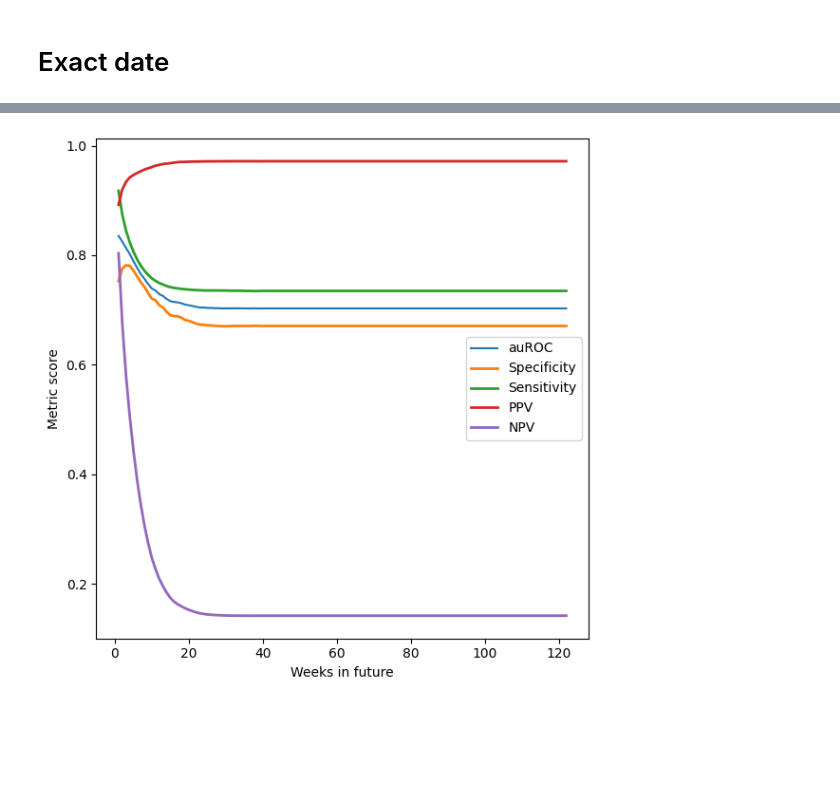
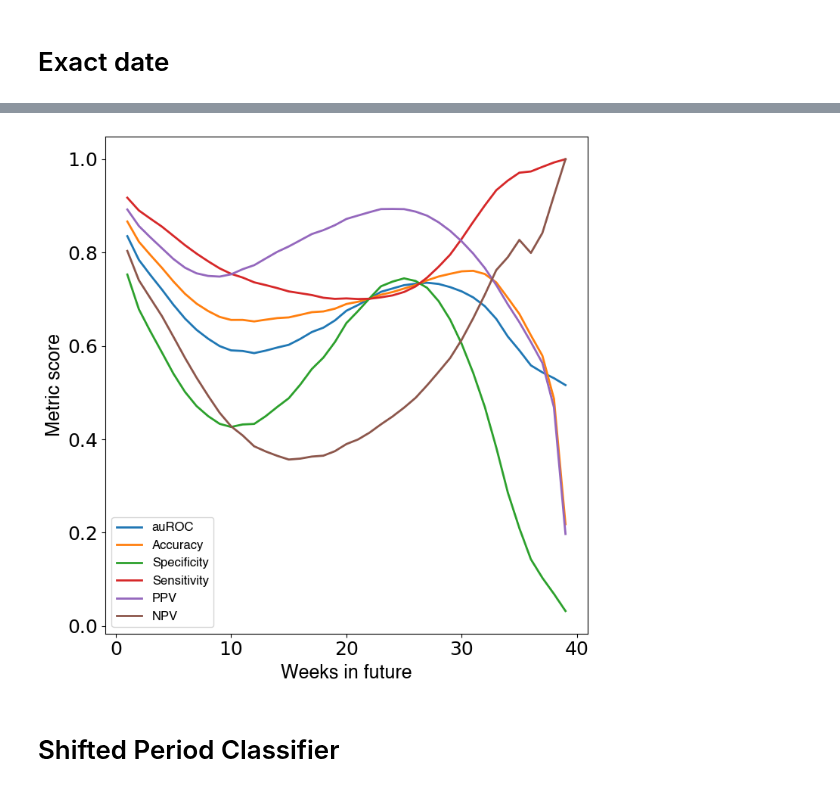
Before and after one commit to RachelMurray-Watson/COVID_forecasting, a Jupyter notebook: Naive_classifier.ipynb, the cells around one changed output, grey strips where cells are left out. Cells and saved outputs as stored; diff of their text form; code cells hidden in the pictures; blank space fills up the shorter version.

Commit message:
added shifted

```diff
--- a/Naive_classifier.ipynb
+++ b/Naive_classifier.ipynb
@@ -280,3 +270,8 @@ for column in all_HSA_ID_weekly_data.columns[1:]:
+# %%
+categories_for_subsetting =  ['beds_over_15_100k']
+num_of_weeks = len(data_by_HSA_over_15_100k)
+column_names = create_column_names(categories_for_subsetting, num_of_weeks)
+all_HSA_ID_weekly_data = create_collated_weekly_data(data_by_HSA_over_15_100k, data_by_HSA, categories_for_subsetting, 'HSA_ID', column_names)
 # %%
 weights_df = data_by_HSA[data_by_HSA['HSA_ID'].isin(all_HSA_ID_weekly_data['HSA_ID'])][['HSA_ID','weight_alt']]
 weights_df = weights_df.rename(columns = {'HSA_ID': 'HSA_ID', 'weight_alt':'weight'})
@@ -372,6 +367,7 @@ sensitivity_by_week = []
 specificity_by_week = []
 ppv_by_week = []
 npv_by_week = []
+accuracy_by_week = []
 
 #
 for prediction_week in weeks_to_predict:
@@ -385,7 +381,7 @@ for prediction_week in weeks_to_predict:
     # Make predictions on the test set
     y_pred = clf.predict(X_test)
     # Evaluate the accuracy of the model
-    accuracy = accuracy_score(y_test, y_pred)
+    accuracy_by_week.append(accuracy_score(y_test, y_pred))
     ROC_by_week.append(roc_auc_score(y_test, y_pred))
     conf_matrix = confusion_matrix(y_test, y_pred)
 
@@ -419,9 +423,9 @@ plt.tight_layout()
 # %% [markdown]
 # Exact date
 # %%
-X_train, y_train, weights, missing_data_train_HSA = prep_training_test_data(all_HSA_ID_weekly_data, [3,2], no_weeks = range(1, int(123*2/3) + 1), weeks_in_futre = 3, if_train = False, geography = 'HSA_ID', weight_col = 'weight')
+X_train, y_train, weights, missing_data_train_HSA = prep_training_test_data(all_HSA_ID_weekly_data, no_weeks = range(1, int(123*2/3) + 1), weeks_in_futre = 3, if_train = False, geography = 'HSA_ID', weight_col = 'weight')
 
-X_test, y_test, weights_test, missing_data_test_HSA = prep_training_test_data(all_HSA_ID_weekly_data, [3,2], no_weeks = range(int(123*2/3) + 1, 120), weeks_in_futre = 3, if_train = False, geography = 'HSA_ID',  weight_col = 'weight') #only goes to 120 as it's weeks in the future
+X_test, y_test, weights_test, missing_data_test_HSA = prep_training_test_data(all_HSA_ID_weekly_data, no_weeks = range(int(123*2/3) + 1, 120), weeks_in_futre = 3, if_train = False, geography = 'HSA_ID',  weight_col = 'weight') #only goes to 120 as it's weeks in the future
 weights = weights[0]
 # %%
 # Create a decision tree classifier
@@ -500,24 +504,25 @@ print(npv)
 # %%
-weeks_to_predict = range(1,123)
+weeks_to_predict = range(1,40)
 ROC_by_week = []
 sensitivity_by_week = []
 specificity_by_week = []
 ppv_by_week = []
 npv_by_week = []
+accuracy_by_week = []
 
 #
 for prediction_week in weeks_to_predict:
 
-    X_train, y_train, weights, missing_data_train_HSA = prep_training_test_data_period(all_HSA_ID_weekly_data, [3,2], no_weeks = range(1, int(123*2/3) + 1), weeks_in_futre = prediction_week, if_train = False, geography = 'HSA_ID', weight_col = 'weight')
+    X_train, y_train, weights, missing_data_train_HSA = prep_training_test_data(all_HSA_ID_weekly_data, no_weeks = range(1, int(123*2/3) + 1), weeks_in_futre = prediction_week, if_train = False, geography = 'HSA_ID', weight_col = 'weight')
 
-    X_test, y_test, weights_test, missing_data_test_HSA = prep_training_test_data_period(all_HSA_ID_weekly_data, [3,2], no_weeks = range(int(123*2/3) + 1, 122), weeks_in_futre = prediction_week, if_train = False, geography = 'HSA_ID',  weight_col = 'weight')
+    X_test, y_test, weights_test, missing_data_test_HSA = prep_training_test_data(all_HSA_ID_weekly_data, no_weeks = range(int(123*2/3) + 1, (123 - prediction_week)), weeks_in_futre = prediction_week, if_train = False, geography = 'HSA_ID',  weight_col = 'weight') #only goes to 120 as it's weeks in the future
     weights = weights[0]
     clf.fit(X_train, y_train,  sample_weight = weights)
 
     # Make predictions on the test set
     y_pred = clf.predict(X_test)
     # Evaluate the accuracy of the model
-    accuracy = accuracy_score(y_test, y_pred)
+    accuracy_by_week.append(accuracy_score(y_test, y_pred))
     ROC_by_week.append(roc_auc_score(y_test, y_pred))
     conf_matrix = confusion_matrix(y_test, y_pred)
 
@@ -535,16 +540,22 @@ for prediction_week in weeks_to_predict:
     ppv_by_week.append(ppv)
     npv_by_week.append(npv)
 # %%
-fig, axs = plt.subplots(figsize=(6, 6), facecolor='w', edgecolor='k', sharex='all', sharey='all')
-axs.plot(weeks_to_predict, ROC_by_week, label = 'auROC')
+fig, axs = plt.subplots(figsize=(7.5, 7.5), facecolor='w', edgecolor='k', sharex='all', sharey='all')
+axs.tick_params(axis='both', which='major', labelsize=18)
+hfont = {'fontname':'Helvetica'}
+
+axs.plot(weeks_to_predict, ROC_by_week, label = 'auROC', linewidth=2)
+axs.plot(weeks_to_predict, accuracy_by_week, label = 'Accuracy', linewidth=2)
+
 axs.plot(weeks_to_predict, specificity_by_week, label = 'Specificity', linewidth=2)
 axs.plot(weeks_to_predict, sensitivity_by_week, label = 'Sensitivity', linewidth=2)
 axs.plot(weeks_to_predict, ppv_by_week, label = 'PPV', linewidth=2)
 axs.plot(weeks_to_predict, npv_by_week, label = 'NPV', linewidth=2)
-axs.legend()
-axs.set_xlabel("Weeks in future")
-axs.set_ylabel("Metric score")
+axs.set_xlabel("Weeks in future", fontsize = 18, **hfont)
+axs.set_ylabel("Metric score", fontsize = 18, **hfont)
+hfont = FontProperties(family='Helvetica', size=12, weight='normal')
+axs.legend(prop=hfont)
 plt.tight_layout()
 plt.savefig('Graphs/Naive_classifier_predict_each_week_exact.png', dpi = 300)
 # %% [output]
-[figure, old version]
+[figure, new version]
@@ -552,0 +562,2 @@ plt.savefig('Graphs/Naive_classifier_predict_each_week.png', dpi = 300)
+# %% [markdown]
+# Shifted Period Classifier
```
Also changed, not shown: parts of 15 cells of this notebook.
